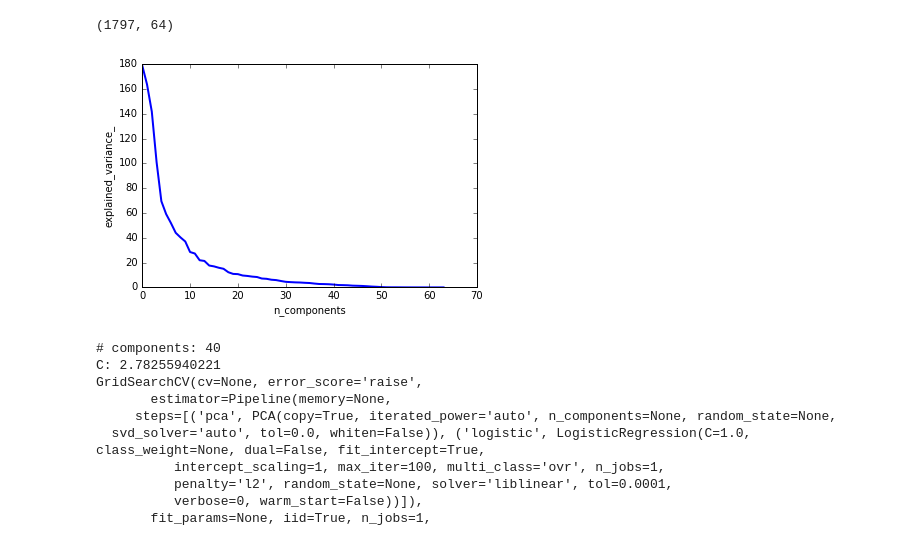
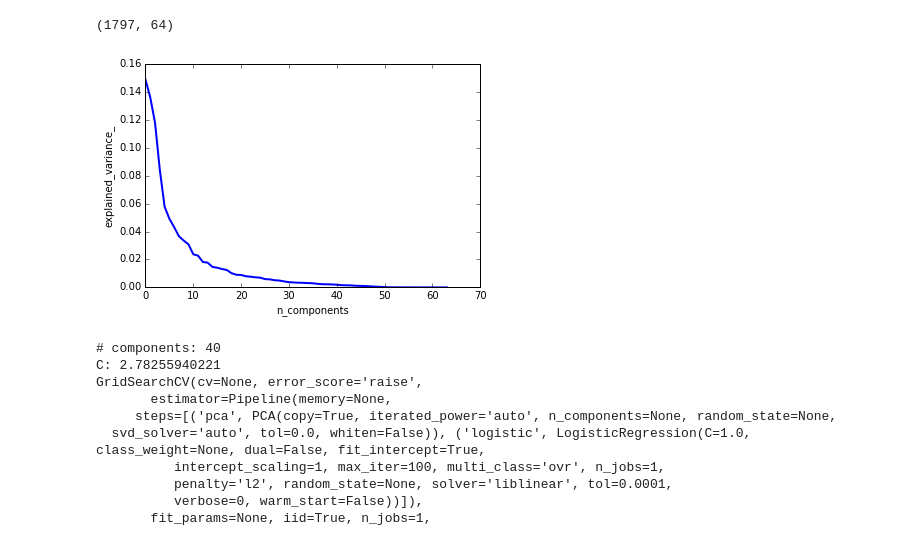
Before and after one commit to biof509/biof509-fall2017, a Jupyter notebook: week8-notebooks/Wk08-machine-learning-workflow.ipynb, the cells around one changed output. Saved outputs shown, nothing was run; the diff lists cells and outputs as text; code cells hidden in the pictures.

```diff
--- a/week8-notebooks/Wk08-machine-learning-workflow.ipynb
+++ b/week8-notebooks/Wk08-machine-learning-workflow.ipynb
@@ -110,16 +110,18 @@ X_digits.shape
 # %%
 ###############################################################################
 # Plot the PCA spectrum
 pca.fit(X_digits)
 
+#(X_digits[0,])
+# print(np.var(X_digits, axis=1))
 
 fig, ax = plt.subplots(1,1)
-ax.plot(pca.explained_variance_, linewidth=2)
+ax.plot(pca.explained_variance_ratio_, linewidth=2)
 ax.set_xlabel('n_components')
 ax.set_ylabel('explained_variance_')
 plt.show()
 # %% [output]
-[figure, old version]
+[figure, new version]
 # %%
 ###############################################################################
 # Prediction
```
Also changed, not shown: parts of 4 cells of this notebook, 42 other files.
